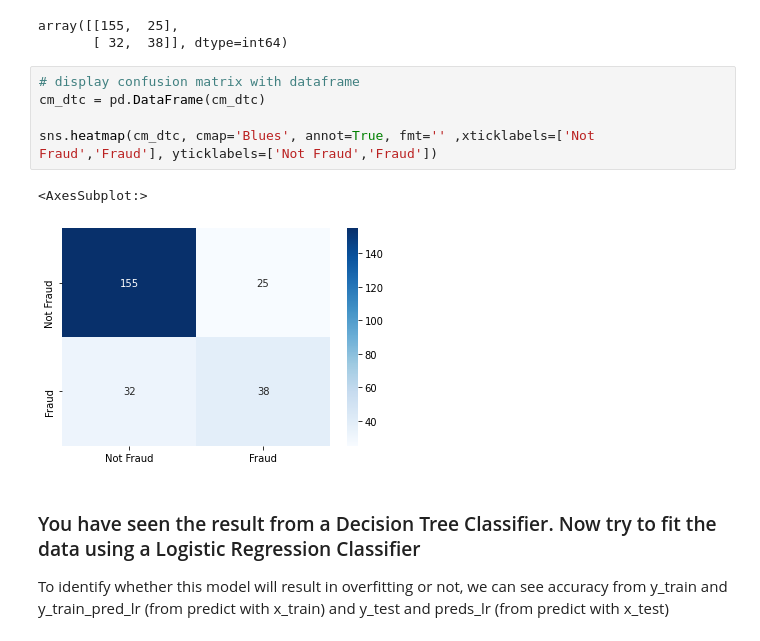
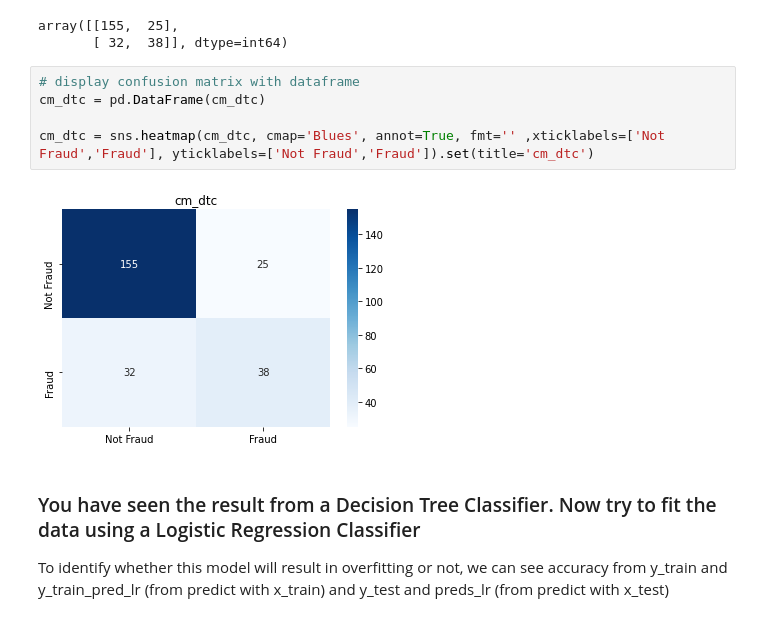
Before and after one commit to raissulaiman/Proyek4_Insurance-Fraud-Detetction, a Jupyter notebook: Insurance_Fraud_Detection.ipynb, the cells around one changed output. Drawn from its saved outputs; the diff is of its cells as text.

```diff
--- a/Insurance_Fraud_Detection.ipynb
+++ b/Insurance_Fraud_Detection.ipynb
@@ -279,11 +279,10 @@ array([[155,  25],
 # %%
 # display confusion matrix with dataframe
 cm_dtc = pd.DataFrame(cm_dtc)
 
-sns.heatmap(cm_dtc, cmap='Blues', annot=True, fmt='' ,xticklabels=['Not Fraud','Fraud'], yticklabels=['Not Fraud','Fraud'])
+cm_dtc = sns.heatmap(cm_dtc, cmap='Blues', annot=True, fmt='' ,xticklabels=['Not Fraud','Fraud'], yticklabels=['Not Fraud','Fraud']).set(title='cm_dtc')
 # %% [output]
-<AxesSubplot:>
-[figure, old version]
+[figure, new version]
 # %% [markdown]
 ### You have seen the result from a Decision Tree Classifier. Now try to fit the data using a Logistic Regression Classifier
 To identify whether this model will result in overfitting or not, we can see accuracy from y_train and y_train_pred_lr (from predict with x_train) and y_test and preds_lr (from predict with x_test)
```
Also changed, not shown: parts of 32 cells of this notebook.
